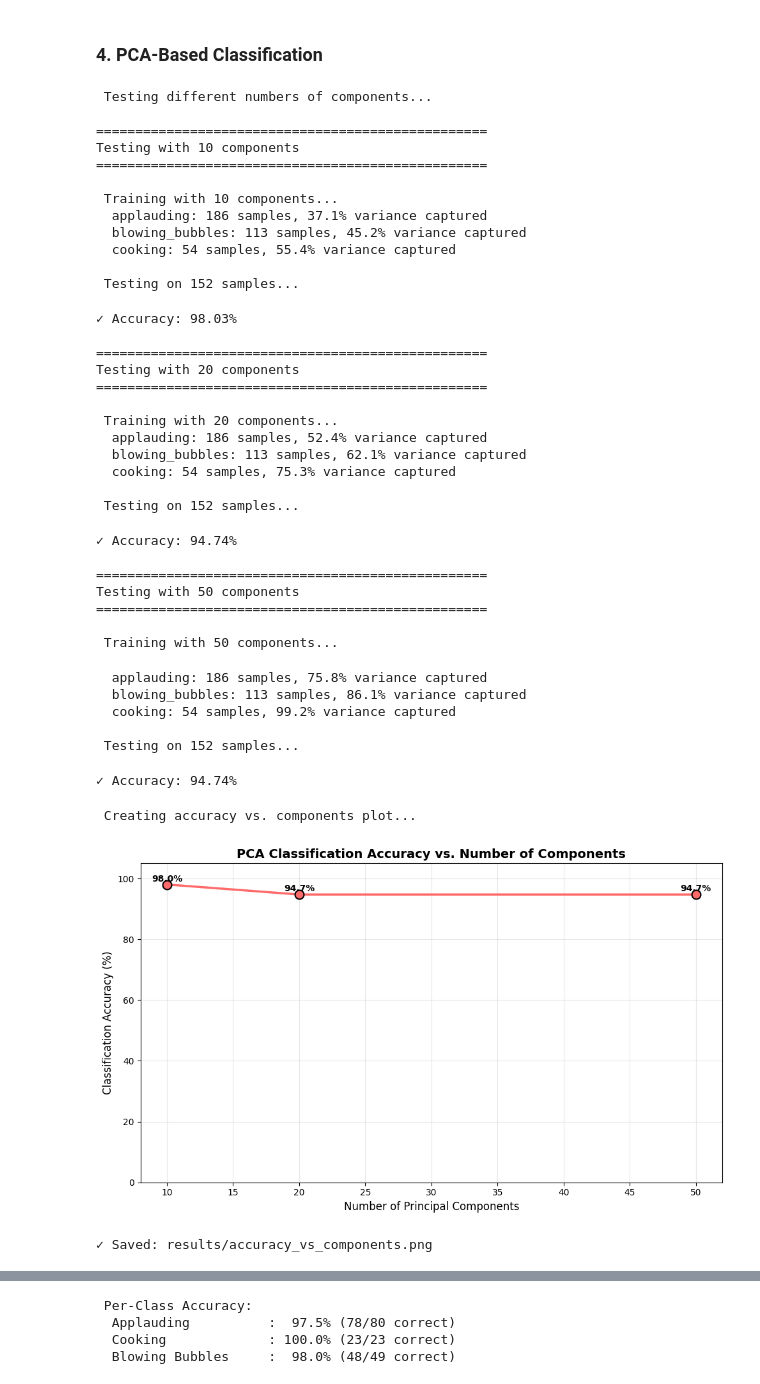
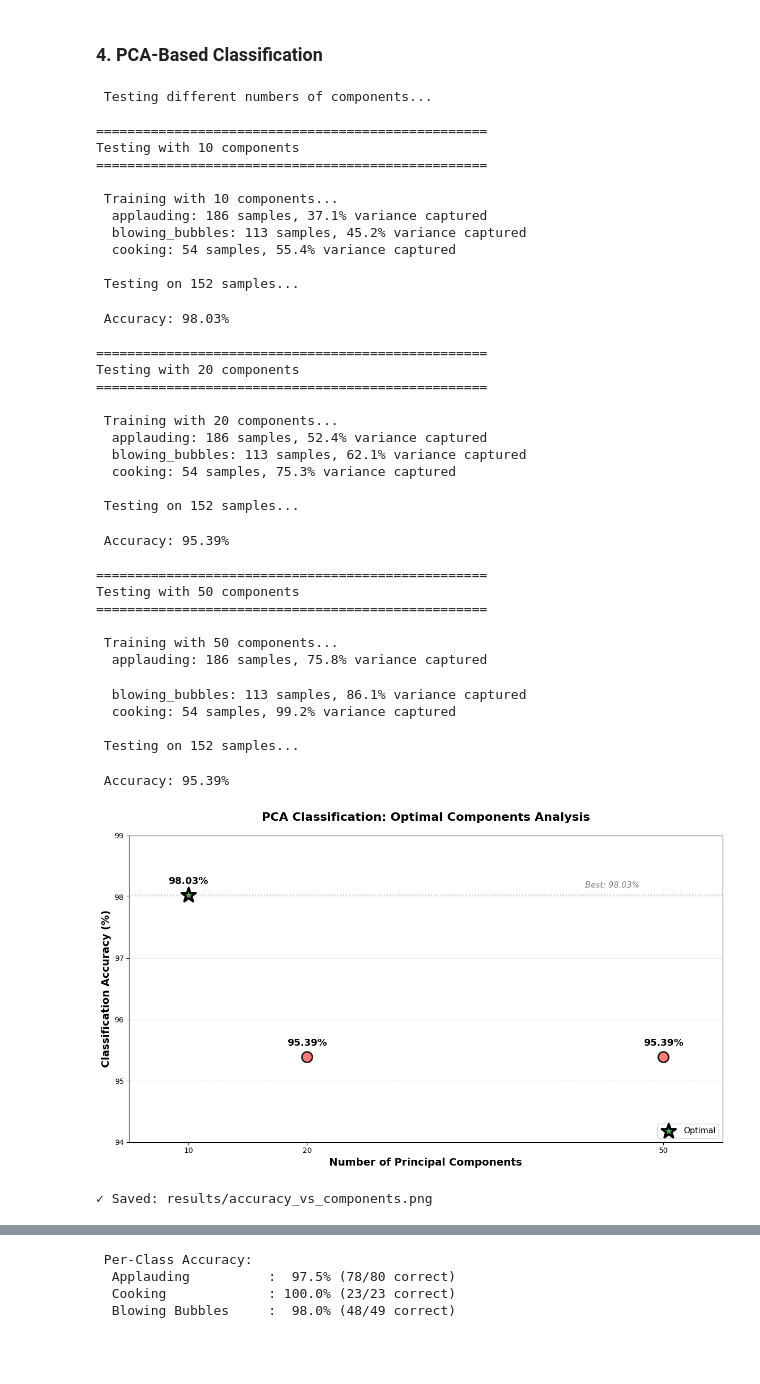
Before and after one commit to dihanlin/COGS118B, a Jupyter notebook: eigenspace_action.ipynb, the cells around one changed output, grey strips where cells are left out. Saved outputs shown, nothing was run; the diff lists cells and outputs as text; code cells hidden in the pictures; blank space fills up the shorter version.

```diff
--- a/eigenspace_action.ipynb
+++ b/eigenspace_action.ipynb
@@ -499,7 +492,7 @@ for n_comp in component_values:
     acc = accuracy_score(y_test, y_pred)
     results.append((n_comp, acc))
 
-    print(f"\n✓ Accuracy: {acc*100:.2f}%")
+    print(f"\n Accuracy: {acc*100:.2f}%")
 # %% [output]
  Testing different numbers of components...
 
@@ -513,7 +506,7 @@ Testing with 10 components
   cooking: 54 samples, 55.4% variance captured
 
  Testing on 152 samples...
-✓ Accuracy: 98.03%
+ Accuracy: 98.03%
 
 ==================================================
 Testing with 20 components
@@ -525,45 +518,78 @@ Testing with 20 components
   cooking: 54 samples, 75.3% variance captured
 
  Testing on 152 samples...
-✓ Accuracy: 94.74%
+ Accuracy: 95.39%
 
 ==================================================
 Testing with 50 components
 ==================================================
 
  Training with 50 components...
+  applauding: 186 samples, 75.8% variance captured
-  applauding: 186 samples, 75.8% variance captured
   blowing_bubbles: 113 samples, 86.1% variance captured
   cooking: 54 samples, 99.2% variance captured
 
  Testing on 152 samples...
-✓ Accuracy: 94.74%
+ Accuracy: 95.39%
 # %%
-# Plot Accuracy vs Components
-print(f"\n Creating accuracy vs. components plot...")
+import matplotlib.pyplot as plt
+import numpy as np
+# Data
+components = [10, 20, 50]
+accuracies = [98.03, 95.39, 95.39]
 
-plt.figure(figsize=(10, 6))
-components, accuracies = zip(*results)
-plt.plot(components, [a*100 for a in accuracies], 'o-', linewidth=2.5,
-         markersize=10, color='#FF6B6B', markeredgecolor='black', markeredgewidth=1.5)
+# Create figure
+fig, ax = plt.subplots(figsize=(12, 7))
 
+# Plot regular points (20 and 50 components)
+regular_points = [(20, 95.39), (50, 95.39)]
+for comp, acc in regular_points:
+    ax.scatter(comp, acc, s=200, c='#FF6B6B', edgecolors='black',
+               linewidth=2, zorder=3, alpha=0.9)
+
+# Highlight the best point (10 components) with a star
+ax.scatter([10], [98.03], s=400, c='#4CAF50', edgecolors='black',
+           linewidth=3, zorder=4, marker='*', label='Optimal')
+
+# Add value labels on each point
 for comp, acc in zip(components, accuracies):
-    plt.text(comp, acc*100 + 1, f'{acc*100:.1f}%', ha='center', fontsize=10, fontweight='bold')
+    ax.text(comp, acc + 0.15, f'{acc:.2f}%', ha='center', va='bottom',
+            fontsize=13, fontweight='bold')
 
-plt.xlabel('Number of Principal Components', fontsize=12)
-plt.ylabel('Classification Accuracy (%)', fontsize=12)
-plt.title('PCA Classification Accuracy vs. Number of Components', fontsize=14, fontweight='bold')
-plt.grid(True, alpha=0.3)
-plt.ylim([0, 105])
+# Formatting
+ax.set_xlabel('Number of Principal Components', fontsize=14, fontweight='bold')
+ax.set_ylabel('Classification Accuracy (%)', fontsize=14, fontweight='bold')
+ax.set_title('PCA Classification: Optimal Components Analysis',
+             fontsize=16, fontweight='bold', pad=20)
+
+# Y-axis: Zoom in on the interesting range
+ax.set_ylim([94, 99])
+
+# X-axis: Clean spacing
+ax.set_xticks(components)
+ax.set_xlim([5, 55])
+
+# Add horizontal gridlines
+ax.grid(axis='y', alpha=0.3, linestyle='--', linewidth=1)
+ax.set_axisbelow(True)
+
+# Add a reference line at best performance
+ax.axhline(y=98.03, color='gray', linestyle=':', alpha=0.5, linewidth=1.5)
+ax.text(48, 98.15, 'Best: 98.03%', fontsize=11, color='gray',
+        style='italic', ha='right')
+
+# Add legend
+ax.legend(loc='lower right', fontsize=11, framealpha=0.9)
+
+# Tighten layout and save
 plt.tight_layout()
 plt.savefig('results/accuracy_vs_components.png', dpi=300, bbox_inches='tight')
 plt.show()
 
 print("✓ Saved: results/accuracy_vs_components.png")
 # %% [output]
+[figure, new version]
- Creating accuracy vs. components plot...
+✓ Saved: results/accuracy_vs_components.png
-[figure, old version]
-✓ Saved: results/accuracy_vs_components.png
 # %%
 # Final Evaluation with Best Components
 best_n_comp = max(results, key=lambda x: x[1])[0]
```
Also changed, not shown: parts of 17 cells of this notebook, 5 other files.
